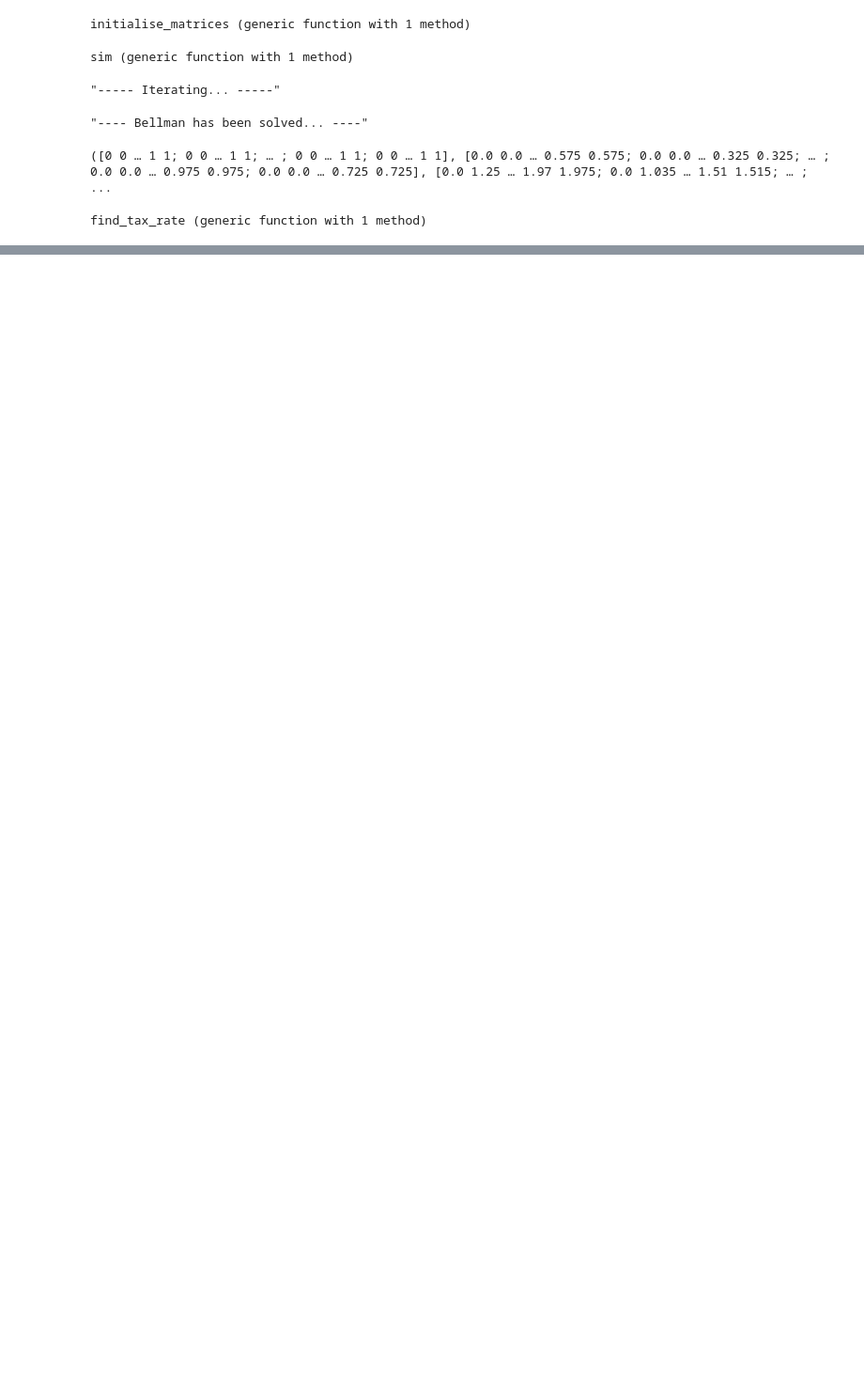
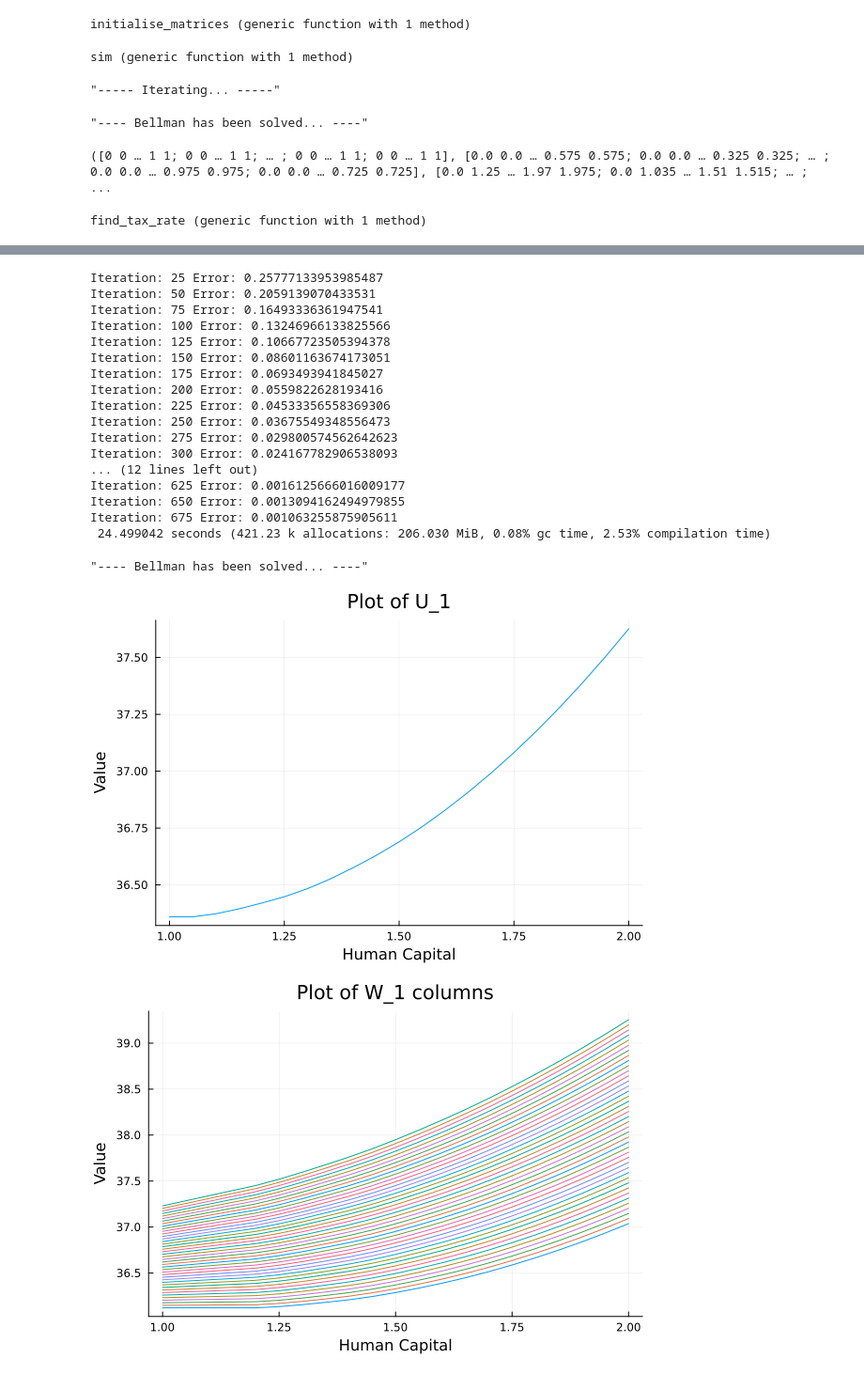
Before and after one commit to sgcbayli024/macro_labour, a Jupyter notebook: hw1_ls.ipynb, the cells around one changed output, grey strips where cells are left out. Shown at 94% size. Saved outputs shown, nothing was run; the diff lists cells and outputs as text; code cells hidden in the pictures; blank space fills up the shorter version.

```diff
--- a/hw1_ls.ipynb
+++ b/hw1_ls.ipynb
@@ -133,7 +131,7 @@ function Bellman(B, L, S, P, tolerance, max_iterations, tau)
 
     hc_tomorrow_unemp = 0
 
-    display("----- Iterating... -----")
+    #display("----- Iterating... -----")
 
     while error > tolerance
 
@@ -255,7 +253,7 @@ function Bellman(B, L, S, P, tolerance, max_iterations, tau)
 
     end
 
-    display("---- Bellman has been solved... ----")
+    #display("---- Bellman has been solved... ----")
 
     #display(plot(U_1, title = "Plot of U_1", xlabel = "Human Capital Index", ylabel = "Value", legend = false))
 
@@ -603,0 +771,25 @@ Iteration: 675 Error: 0.0010632558911467527
+# %%
+@time begin
+    W_out, U_out, match_probs, res_wages = Bellman_final(Bounds, Losses, Sizes, Params, 1e-3, 1000, 0.0016753524541854858)
+end
+# %% [output]
+Iteration: 25 Error: 0.25777133953985487
+Iteration: 50 Error: 0.2059139070433531
+Iteration: 75 Error: 0.16493336361947541
+Iteration: 100 Error: 0.13246966133825566
+Iteration: 125 Error: 0.10667723505394378
+Iteration: 150 Error: 0.08601163674173051
+Iteration: 175 Error: 0.0693493941845027
+Iteration: 200 Error: 0.0559822628193416
+Iteration: 225 Error: 0.04533356558369306
+Iteration: 250 Error: 0.03675549348556473
+Iteration: 275 Error: 0.029800574562642623
+Iteration: 300 Error: 0.024167782906538093
+... (12 lines left out)
+Iteration: 625 Error: 0.0016125666016009177
+Iteration: 650 Error: 0.0013094162494979855
+Iteration: 675 Error: 0.001063255875905611
+ 24.499042 seconds (421.23 k allocations: 206.030 MiB, 0.08% gc time, 2.53% compilation time)
+"---- Bellman has been solved... ----"
+[figure, added]
+[figure, added]
```
Also changed, not shown: parts of 11 cells of this notebook.
